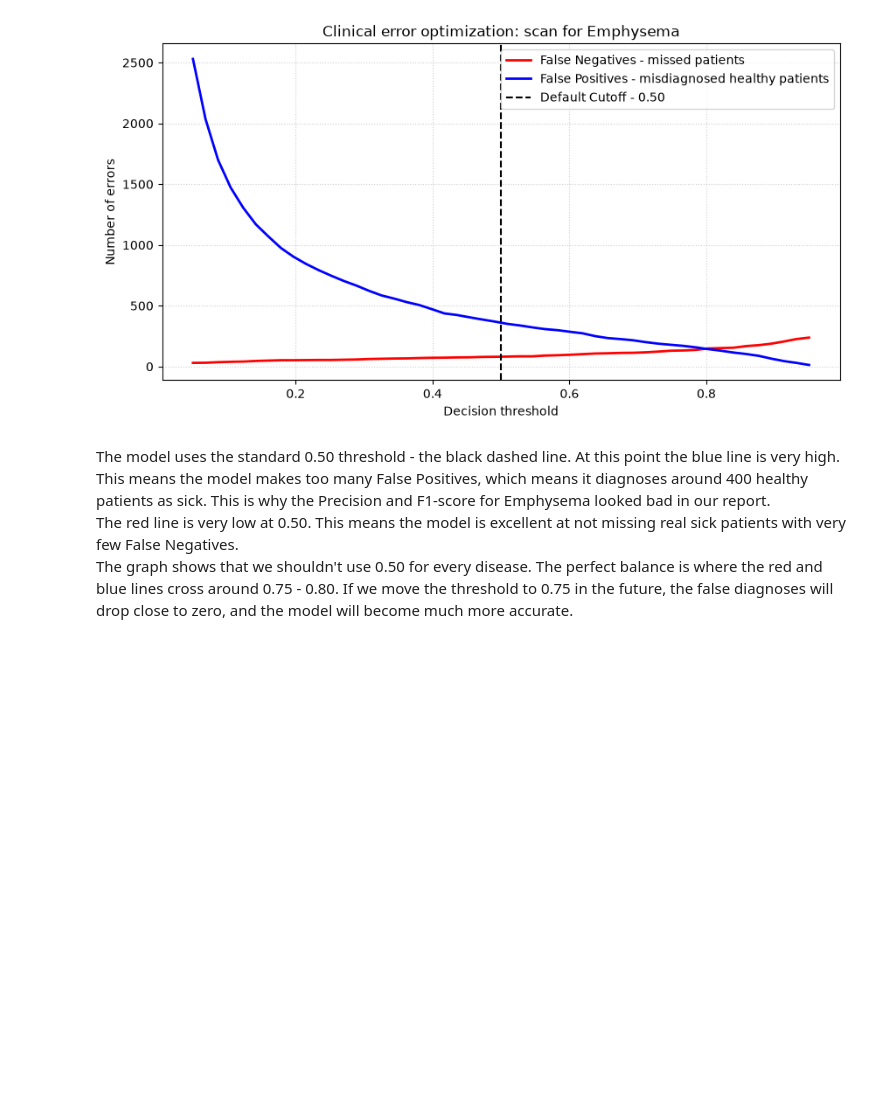
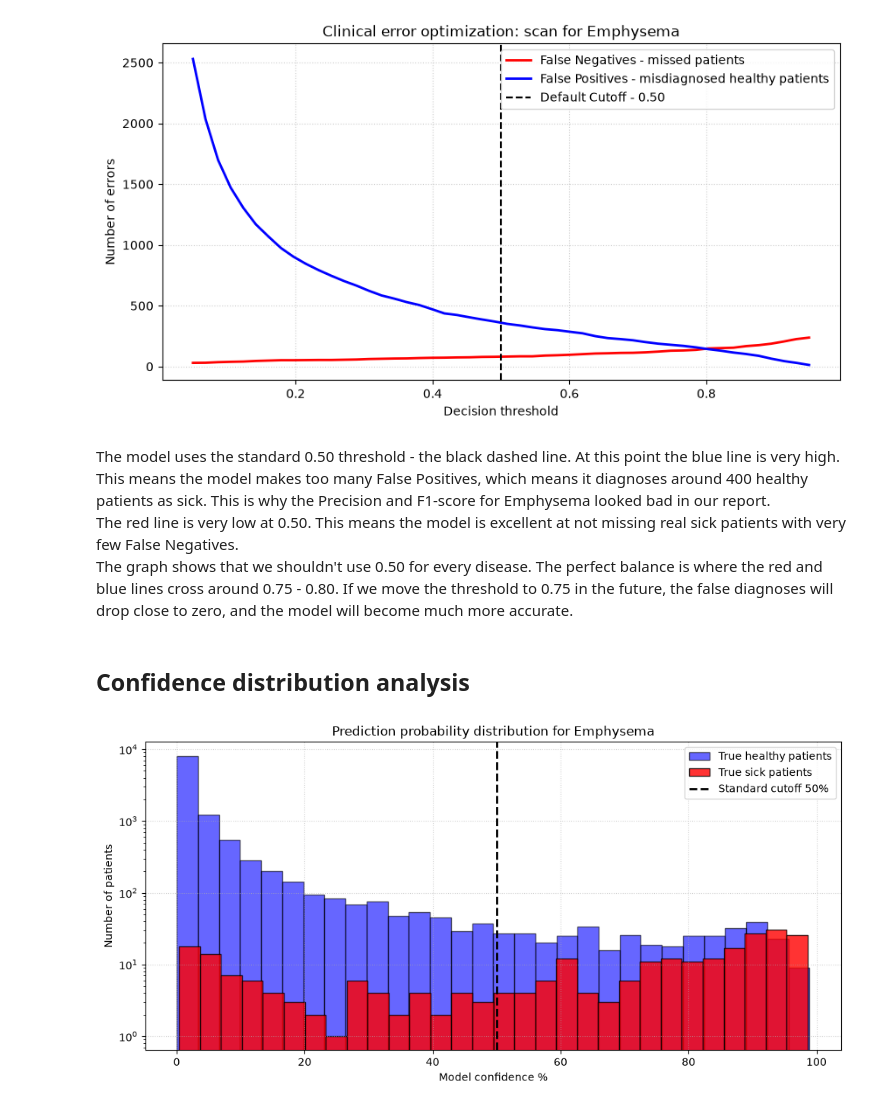
Before and after one commit to radinelageorgieva/fine-tune-convnextv2-chest-xray, a Jupyter notebook: fine-tune-convnextv2-chest-xray.ipynb, the cells around one changed output. Saved outputs shown, nothing was run; the diff lists cells and outputs as text; code cells hidden in the pictures; blank space fills up the shorter version.

Commit message:
Confidence distribution analysis

```diff
--- a/fine-tune-convnextv2-chest-xray.ipynb
+++ b/fine-tune-convnextv2-chest-xray.ipynb
@@ -1091,3 +1091,29 @@ plt.show()
 The model uses the standard 0.50 threshold - the black dashed line. At this point the blue line is very high. This means the model makes too many False Positives, which means it diagnoses around 400 healthy patients as sick. This is why the Precision and F1-score for Emphysema looked bad in our report.\
 The red line is very low at 0.50. This means the model is excellent at not missing real sick patients with very few False Negatives.\
 The graph shows that we shouldn't use 0.50 for every disease. The perfect balance is where the red and blue lines cross around 0.75 - 0.80. If we move the threshold to 0.75 in the future, the false diagnoses will drop close to zero, and the model will become much more accurate.
+# %% [markdown]
+## Confidence distribution analysis
+# %%
+disease_idx = diseases.index('Emphysema')
+# %%
+probs_healthy = test_pred[test_true[:, disease_idx] == 0, disease_idx] * 100
+probs_sick = test_pred[test_true[:, disease_idx] == 1, disease_idx] * 100
+# %%
+plt.figure(figsize = (10, 5))
+
+plt.hist(probs_healthy, bins = 30, alpha = 0.6, label = 'True healthy patients', color = 'blue', edgecolor = 'black')
+plt.hist(probs_sick, bins = 30, alpha = 0.8, label = 'True sick patients', color = 'red', edgecolor = 'black')
+
+plt.axvline(x = 50, color = 'black', linestyle = '--', linewidth = 2, label = 'Standard cutoff 50%')
+
+plt.title(f"Prediction probability distribution for {diseases[disease_idx]}", fontsize = 12)
+plt.xlabel("Model confidence %")
+plt.ylabel("Number of patients")
+plt.yscale('log')
+plt.legend()
+plt.grid(True, linestyle = ':', alpha = 0.6)
+
+plt.tight_layout()
+plt.show()
+# %% [output]
+[figure, added]
```
Also changed, not shown: parts of 2 cells of this notebook.
